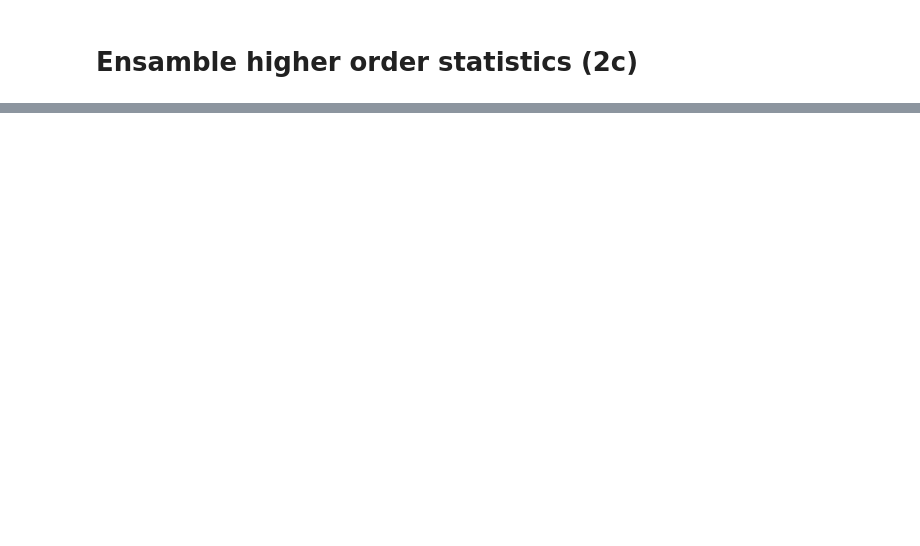
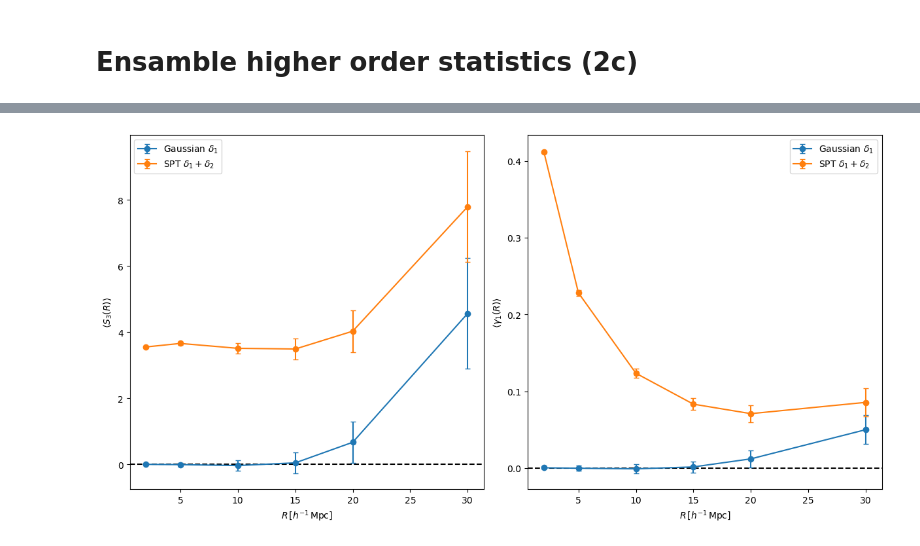
Before and after one commit to carlosamcoelho/numcosmo-ep2, a Jupyter notebook: notebooks/02_spt.ipynb, the cells around one changed output, grey strips where cells are left out. Drawn from its saved outputs; the diff is of its cells as text; code cells hidden in the pictures; blank space fills up the shorter version.

```diff
--- a/notebooks/02_spt.ipynb
+++ b/notebooks/02_spt.ipynb
@@ -420,3 +420,10 @@ S_3(R)\equiv\frac{\langle\delta^3\rangle}{\langle\delta^2\rangle^2}=\equiv\frac{
 amplifies statistic fluctuations. This is confirmed by the right panel that shows the padronized skewness $\gamma_1=S_3\sigma_R$ that remains small for the gaussian $\delta_1$ field. However, for the SPT $\delta_1+\delta_2$ field we can observe a significant value of $\delta_1$ at small scales. This shows a non-gaussianity as a consequence of the second order corretion.
 # %% [markdown]
 # Ensamble higher order statistics (2c)
+# %%
+seeds = list(range(20))
+R_values = np.array([2.0, 5.0, 10.0, 15.0, 20.0, 30.0])
+
+higher_ensemble = spt.runHigherOrderEnsemble(N=N, L=L, seeds=seeds, D_spt=D_spt,
+                                             classPower=classPower, R_values=R_values,
+                                             dealiasing_frac=dealiasing_frac)
@@ -422,0 +435,12 @@ amplifies statistic fluctuations. This is confirmed by the right panel that show
+# %%
+def meanSem(x):
+    n = x.shape[0]
+    return np.mean(x, axis=0), np.std(x, axis=0, ddof=1) / np.sqrt(n)
+
+
+S3g_mean, S3g_sem = meanSem(higher_ensemble["S3_g"])
+S3spt_mean, S3spt_sem = meanSem(higher_ensemble["S3_spt"])
+gammag_mean, gammag_sem = meanSem(higher_ensemble["gamma_g"])
+gammaspt_mean, gammaspt_sem = meanSem(higher_ensemble["gamma_spt"])
+m3g_mean, m3g_sem = meanSem(higher_ensemble["m3_g"])
+m3spt_mean, m3spt_sem = meanSem(higher_ensemble["m3_spt"])
@@ -422,0 +473,27 @@ amplifies statistic fluctuations. This is confirmed by the right panel that show
+# %%
+fig, ax = plt.subplots(ncols=2, figsize=(12, 6), layout="constrained")
+
+# Reduced skewness
+ax[0].axhline(0.0, color="k", ls="--")
+
+ax[0].errorbar(R_values, S3g_mean,   yerr=S3g_sem,   marker="o", capsize=3, label=r"Gaussian $\delta_1$")
+ax[0].errorbar(R_values, S3spt_mean, yerr=S3spt_sem, marker="o", capsize=3, label=r"SPT $\delta_1+\delta_2$")
+
+ax[0].set_xlabel(r"$R\,[h^{-1}\,\mathrm{Mpc}]$")
+ax[0].set_ylabel(r"$\langle S_3(R)\rangle$")
+ax[0].legend()
+
+# Standardized skewness
+ax[1].axhline(0.0, color="k", ls="--")
+
+ax[1].errorbar(R_values, gammag_mean,   yerr=gammag_sem,   marker="o", capsize=3, label=r"Gaussian $\delta_1$")
+ax[1].errorbar(R_values, gammaspt_mean, yerr=gammaspt_sem, marker="o", capsize=3, label=r"SPT $\delta_1+\delta_2$")
+
+ax[1].set_xlabel(r"$R\,[h^{-1}\,\mathrm{Mpc}]$")
+ax[1].set_ylabel(r"$\langle\gamma_1(R)\rangle$")
+ax[1].legend()
+
+plt.savefig("../outputs/figures/02_s3_ensamble.png", dpi=200)
+plt.show()
+# %% [output]
+[figure, added]
```
Also changed, not shown: parts of 25 cells of this notebook, 8 other files.
